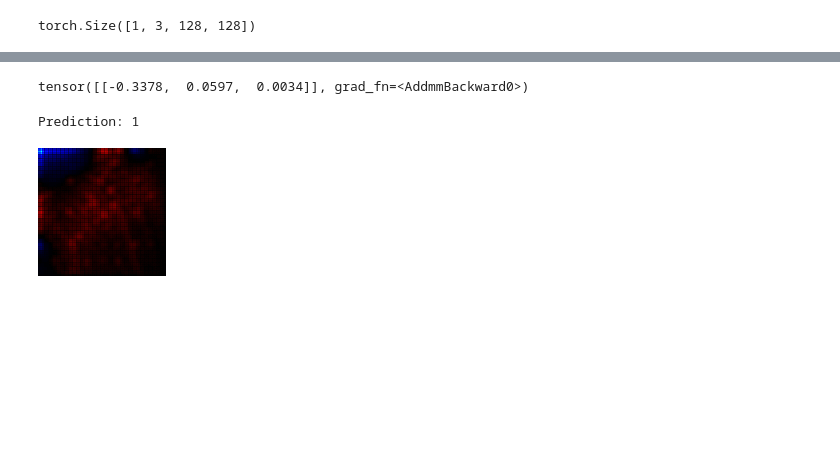
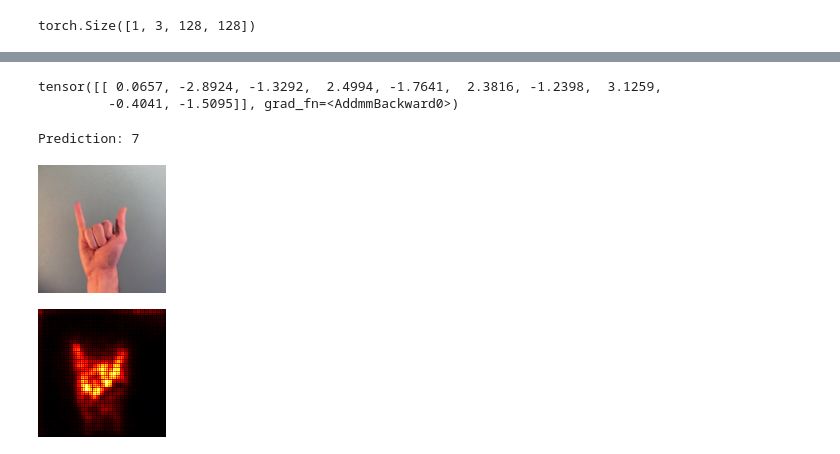
Before and after one commit to myasincifci/tempo, a Jupyter notebook: xai/xai.ipynb, the cells around one changed output, grey strips where cells are left out. Saved outputs shown, nothing was run; the diff lists cells and outputs as text; code cells hidden in the pictures; blank space fills up the shorter version.

```diff
--- a/xai/xai.ipynb
+++ b/xai/xai.ipynb
@@ -20,8 +15,8 @@ torch.hub.download_url_to_file(
 # %%
 # define the base image transform
 transform_img = Compose([
-    # Resize(148),
-    CenterCrop(128)
+    Resize(128),
+    # CenterCrop(128)
 ])
 # define the normalization transform
 transform_norm = Normalize((0.485, 0.456, 0.406), (0.229, 0.224, 0.225))
@@ -29,11 +24,11 @@ transform_norm = Normalize((0.485, 0.456, 0.406), (0.229, 0.224, 0.225))
 transform = Compose([
     transform_img,
     ToTensor(),
-    # transform_norm,
+    transform_norm,
 ])
 
 # load the image
-image = Image.open('scissors.png')
+image = Image.open('asl_7.png')
 
 # transform the PIL image and insert a batch-dimension
 data = transform(image)[None]
@@ -41,5 +36,6 @@ data = transform(image)[None]
 # display the original image
 display(image)
 # display the resized and cropped image
-display(transform_img(image))
+image_t = transform_img(image)
+display(image_t)
 # %% [output]
@@ -52,8 +48,8 @@ torch.Size([1, 3, 128, 128])
 # %%
 # load the model and set it to evaluation mode
 # model = resnet34(weights=ResNet34_Weights.IMAGENET1K_V1).eval()
-weights = torch.load('../model_zoo/test1.pth')
-model = BaselineRGB(out_features=3, freeze_backbone=True, pretrain=True)
+weights = torch.load('../model_zoo/asl1.pth')
+model = NewTempoLinear(out_features=10, weights=None,freeze_backbone=True)
 model.load_state_dict(weights)
 model.requires_grad = True
 model.eval()
@@ -64,7 +74,8 @@ RuntimeError: Error(s) in loading state_dict for BaselineRGB:
 # %%
 model(data)
 # %% [output]
-tensor([[-0.3378,  0.0597,  0.0034]], grad_fn=<AddmmBackward0>)
+tensor([[ 0.0657, -2.8924, -1.3292,  2.4994, -1.7641,  2.3816, -1.2398,  3.1259,
+         -0.4041, -1.5095]], grad_fn=<AddmmBackward0>)
 # %%
 # use the ResNet-specific canonizer
 canonizer = ResNetCanonizer()
@@ -73,7 +84,7 @@ canonizer = ResNetCanonizer()
 composite = EpsilonPlusFlat(canonizers=[canonizer])
 
 # choose a target class for the attribution (label 437 is lighthouse)
-target = torch.eye(3)[[1]]
+target = torch.eye(10)[[1]]
 
 # create the attributor, specifying model and composite
 with Gradient(model=model, composite=composite) as attributor:
@@ -83,16 +94,17 @@ with Gradient(model=model, composite=composite) as attributor:
 print(f'Prediction: {output.argmax(1)[0].item()}')
 # 0: rock, 1: scissors, 2: paper
 # %% [output]
-Prediction: 1
+Prediction: 7
 # %%
 # sum over the channels
 relevance = attribution.sum(1)
 
 # create an image of the visualize attribution
 img = imgify(relevance, symmetric=True, cmap='coldnhot')
 
 # show the image
-display()
+display(image_t)
 display(img)
 # %% [output]
-[figure, old version]
+[figure, new version]
+[figure, added]
```
Also changed, not shown: parts of 4 cells of this notebook, 13 other files.
